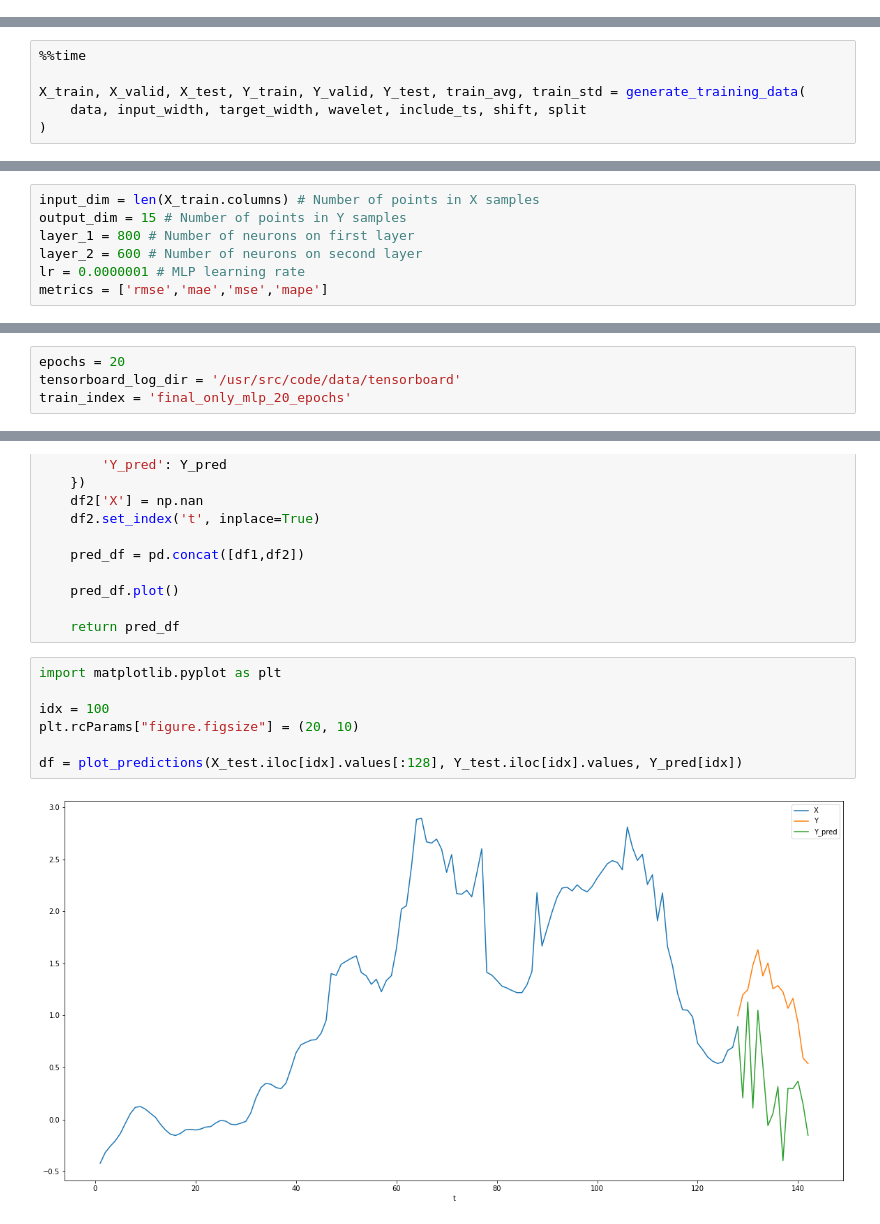
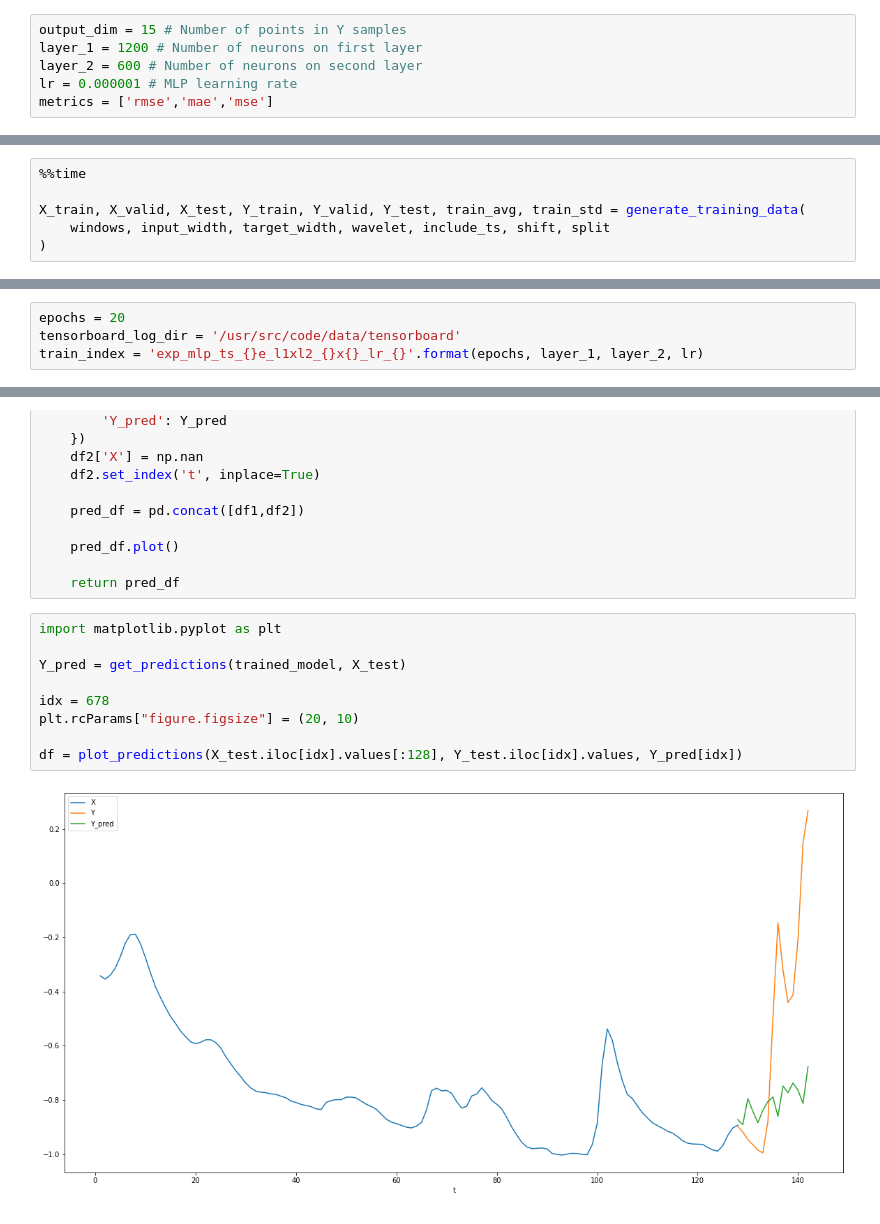
Before and after one commit to rodra-go/enaforecast, a Jupyter notebook: notebooks/5 - Training and Testing.ipynb, the cells around one changed output, grey strips where cells are left out. Drawn from its saved outputs; the diff is of its cells as text.

```diff
--- a/notebooks/5 - Training and Testing.ipynb
+++ b/notebooks/5 - Training and Testing.ipynb
@@ -137,0 +184,6 @@ def generate_training_data(data, input_width, target_width, wavelet, include_ts,
+# %%
+output_dim = 15 # Number of points in Y samples
+layer_1 = 1200 # Number of neurons on first layer
+layer_2 = 600 # Number of neurons on second layer
+lr = 0.000001 # MLP learning rate
+metrics = ['rmse','mae','mse']
@@ -151,6 +225,6 @@ split        = [.8, .1, .1]
 %%time
 
 X_train, X_valid, X_test, Y_train, Y_valid, Y_test, train_avg, train_std = generate_training_data(
-    data, input_width, target_width, wavelet, include_ts, shift, split
+    windows, input_width, target_width, wavelet, include_ts, shift, split
 )
 # %% [output]
@@ -177,8 +242 @@ from tensorflow.keras.metrics import (RootMeanSquaredError,
-# %%
-input_dim = len(X_train.columns) # Number of points in X samples
-output_dim = 15 # Number of points in Y samples
-layer_1 = 800 # Number of neurons on first layer
-layer_2 = 600 # Number of neurons on second layer
-lr = 0.0000001 # MLP learning rate
-metrics = ['rmse','mae','mse','mape']
 # %%
@@ -258,7 +326,7 @@ def train_model(model,
 # %%
 epochs = 20
 tensorboard_log_dir = '/usr/src/code/data/tensorboard'
-train_index = 'final_only_mlp_20_epochs'
+train_index = 'exp_mlp_ts_{}e_l1xl2_{}x{}_lr_{}'.format(epochs, layer_1, layer_2, lr)
 # %%
 %%time
 
@@ -353,9 +409,11 @@ def plot_predictions(X, Y, Y_pred):
 # %%
 import matplotlib.pyplot as plt
 
-idx = 100
+Y_pred = get_predictions(trained_model, X_test)
+
+idx = 678
 plt.rcParams["figure.figsize"] = (20, 10)
 
 df = plot_predictions(X_test.iloc[idx].values[:128], Y_test.iloc[idx].values, Y_pred[idx])
 # %% [output]
-[figure, old version]
+[figure, new version]
```
Also changed, not shown: parts of 73 cells of this notebook, 6 other files.
